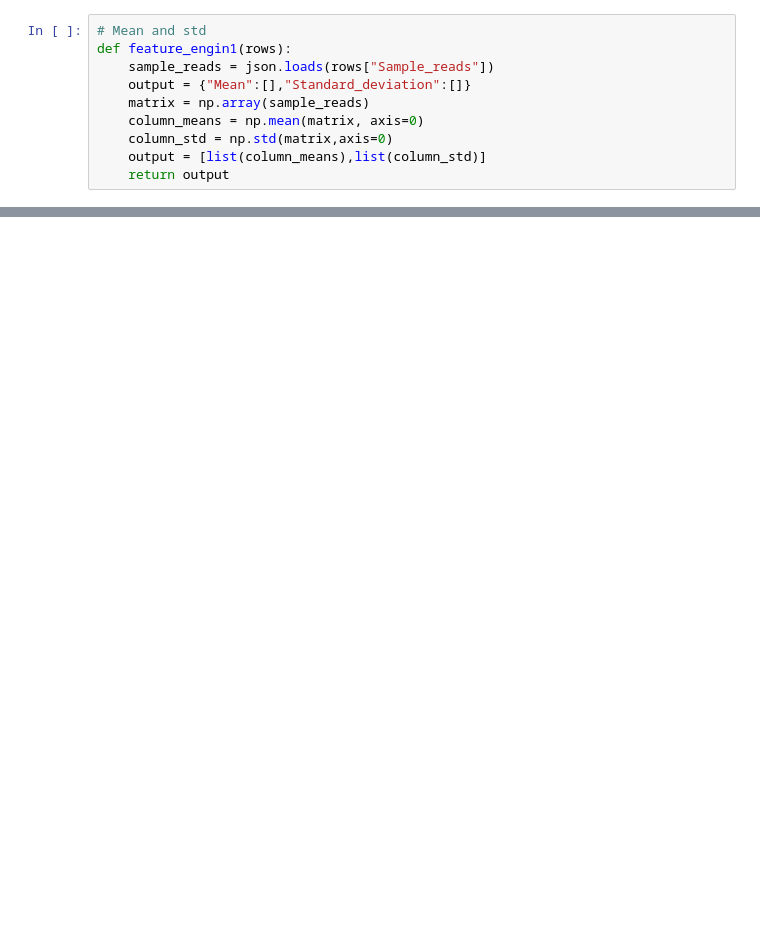
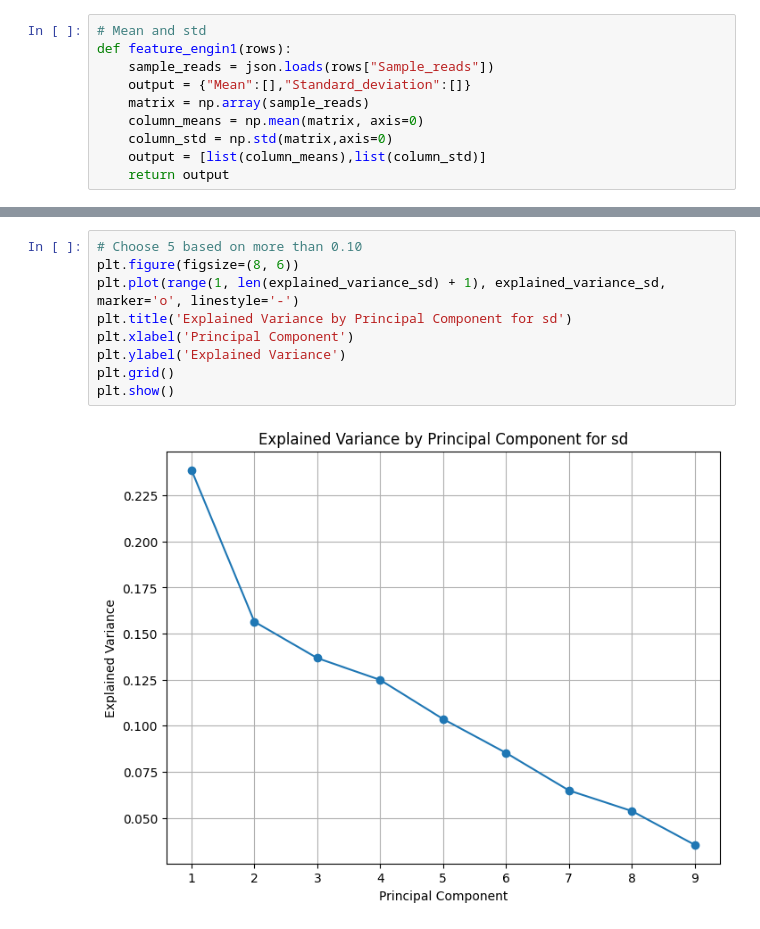
Before and after one commit to Derek327783/DSA4266-project2, a Jupyter notebook: Feature Engineering.ipynb, the cells around one changed output, grey strips where cells are left out. Drawn from its saved outputs; the diff is of its cells as text; blank space fills up the shorter version.

```diff
--- a/Feature Engineering.ipynb
+++ b/Feature Engineering.ipynb
@@ -57,0 +122,11 @@ len(test_data)/len(merged_right)
+# %%
+# Choose 5 based on more than 0.10
+plt.figure(figsize=(8, 6))
+plt.plot(range(1, len(explained_variance_sd) + 1), explained_variance_sd, marker='o', linestyle='-')
+plt.title('Explained Variance by Principal Component for sd')
+plt.xlabel('Principal Component')
+plt.ylabel('Explained Variance')
+plt.grid()
+plt.show()
+# %% [output]
+[figure, added]
```
Also changed, not shown: parts of 30 cells of this notebook.
